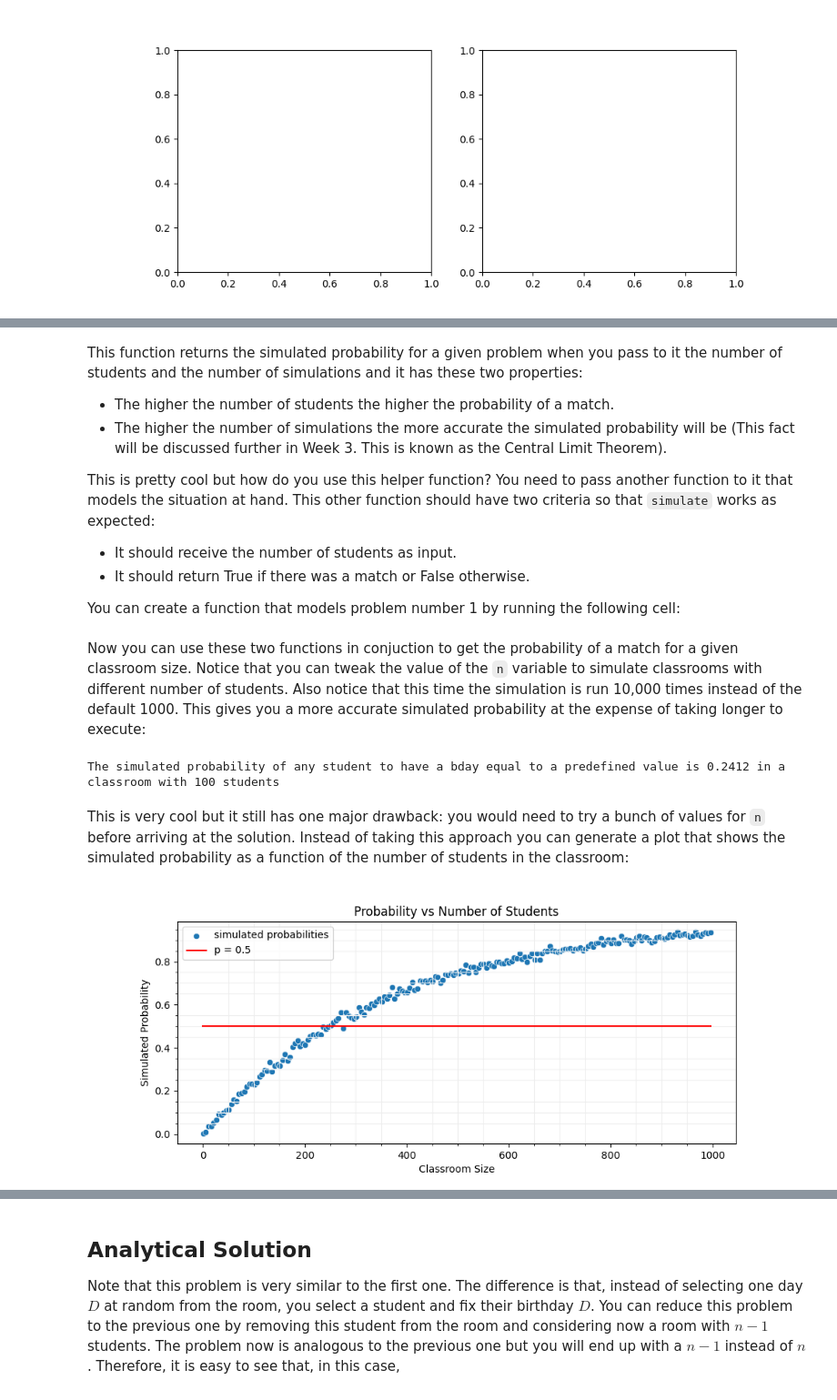
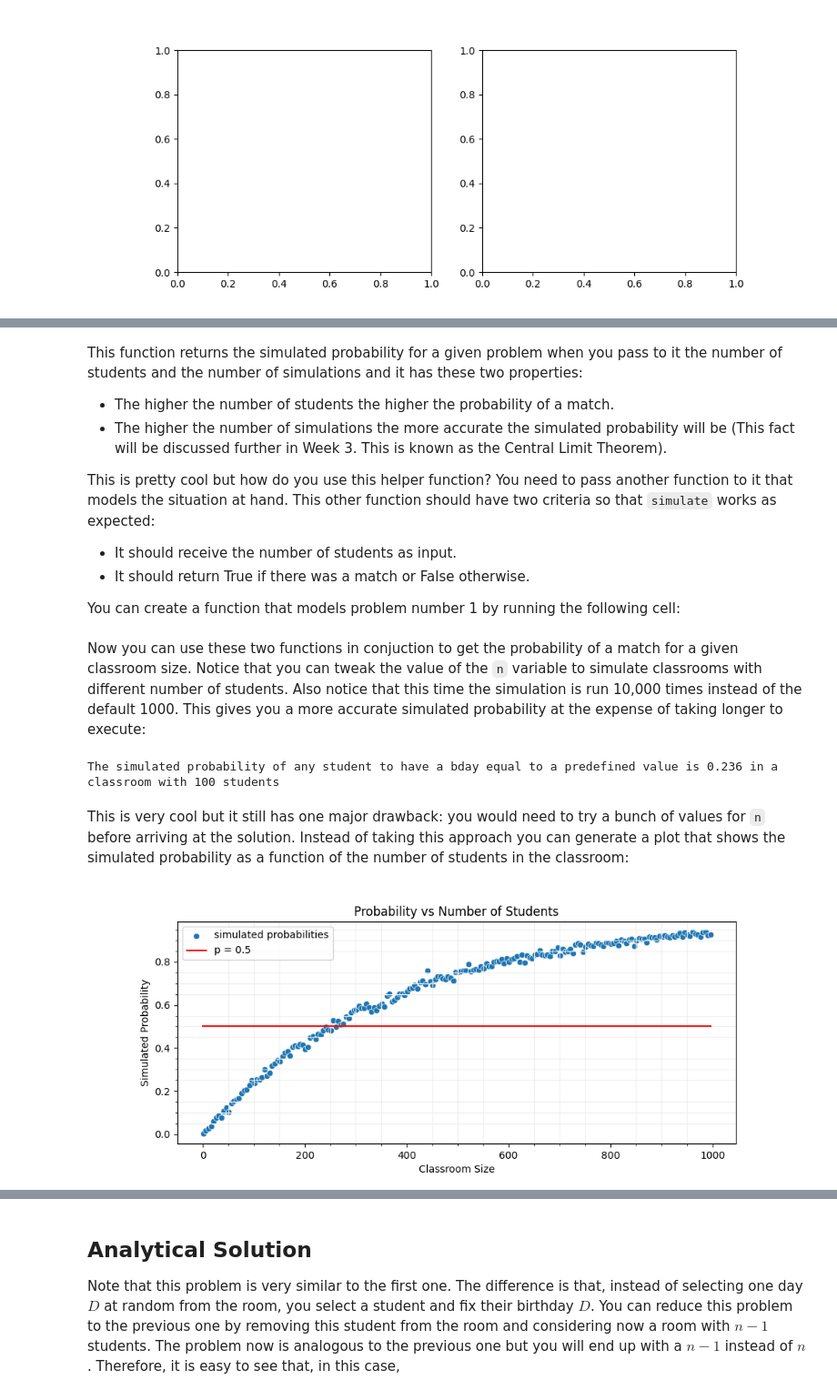
Before and after one commit to linhnguyen15492/ai-ml-engineering, a Jupyter notebook: mathematics/probability-statistics/birthday_problem/C3_W1_Lab_2_Birthday_Problems.ipynb, the cells around one changed output, grey strips where cells are left out. Shown at 91% size. Saved outputs shown, nothing was run; the diff lists cells and outputs as text; code cells hidden in the pictures.

Commit message:
modify lab probability

```diff
--- a/mathematics/probability-statistics/birthday_problem/C3_W1_Lab_2_Birthday_Problems.ipynb
+++ b/mathematics/probability-statistics/birthday_problem/C3_W1_Lab_2_Birthday_Problems.ipynb
@@ -58,13 +59,13 @@ def simulate(problem_func, n_students=365, n_simulations=1000):
 # %% [markdown]
 This function returns the simulated probability for a given problem when you pass to it the number of students and the number of simulations and it has these two properties:
 
-   - The higher the number of students the higher the probability of a match.
-   - The higher the number of simulations the more accurate the simulated probability will be (This fact will be discussed further in Week 3. This is known as the Central Limit Theorem).
+- The higher the number of students the higher the probability of a match.
+- The higher the number of simulations the more accurate the simulated probability will be (This fact will be discussed further in Week 3. This is known as the Central Limit Theorem).
 
 This is pretty cool but how do you use this helper function? You need to pass another function to it that models the situation at hand. This other function should have two criteria so that `simulate` works as expected:
 
-   - It should receive the number of students as input.
-   - It should return True if there was a match or False otherwise.
+- It should receive the number of students as input.
+- It should return True if there was a match or False otherwise.
 
 You can create a function that models problem number 1 by running the following cell:
 # %%
@@ -81,22 +82,26 @@ def problem_1(n_students):
 # %% [markdown]
 Now you can use these two functions in conjuction to get the probability of a match for a given classroom size. Notice that you can tweak the value of the `n` variable to simulate classrooms with different number of students. Also notice that this time the simulation is run 10,000 times instead of the default 1000. This gives you a more accurate simulated probability at the expense of taking longer to execute:
 # %%
-n = 100 # try changing this value!
+n = 100  # try changing this value!
 simulated_prob = simulate(problem_1, n_students=n, n_simulations=10_000)
 
-print(f"The simulated probability of any student to have a bday equal to a predefined value is {simulated_prob} in a classroom with {n} students")
+print(
+    f"The simulated probability of any student to have a bday equal to a predefined value is {simulated_prob} in a classroom with {n} students"
+)
 # %% [output]
-The simulated probability of any student to have a bday equal to a predefined value is 0.2412 in a classroom with 100 students
+The simulated probability of any student to have a bday equal to a predefined value is 0.236 in a classroom with 100 students
 # %% [markdown]
 This is very cool but it still has one major drawback: you would need to try a bunch of values for `n` before arriving at the solution. Instead of taking this approach you can generate a plot that shows the simulated probability as a function of the number of students in the classroom:
 # %%
 # Generate the simulated probability for every classroom
-simulated_probs_1 = [simulate(problem_1, n_students=n) for n in utils.big_classroom_sizes]
+simulated_probs_1 = [
+    simulate(problem_1, n_students=n) for n in utils.big_classroom_sizes
+]
 
 # Create a scatterplot of simulated probabilities vs classroom size
 utils.plot_simulated_probs(simulated_probs_1, utils.big_classroom_sizes)
 # %% [output]
-[figure, old version]
+[figure, new version]
 # %% [markdown]
 Remember that this approach is a simulation and thus you are generating simulated (or approximated) probabilities. Because of this the curve is not completely smooth and you will get slightly different values every time you run the simulation.
 
```
Also changed, not shown: parts of 7 cells of this notebook.
